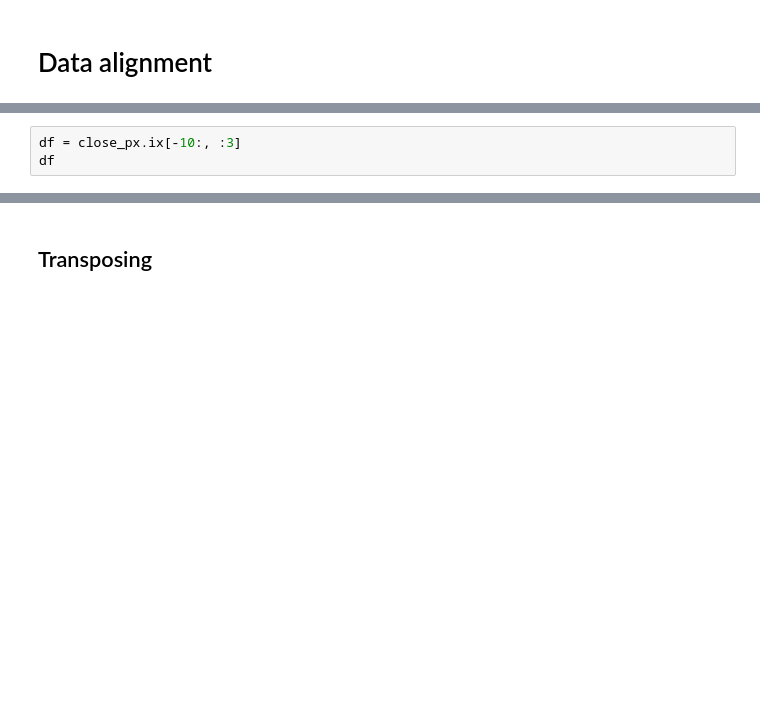
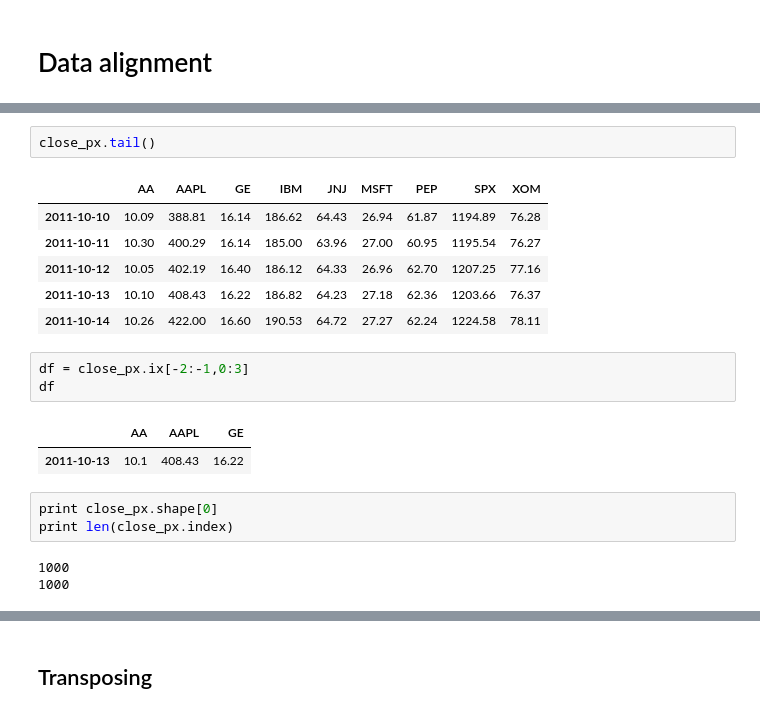
Before and after one commit to mnazzario/BigDataAcademy, a Jupyter notebook: datascience/stats/pandas.ipynb, the cells around one changed output, grey strips where cells are left out. Saved outputs shown, nothing was run; the diff lists cells and outputs as text; blank space fills up the shorter version.

```diff
--- a/datascience/stats/pandas.ipynb
+++ b/datascience/stats/pandas.ipynb
@@ -107,3 +352,21 @@ s1 + s2
+# %%
+close_px.tail()
+# %% [output]
+|  | AA | AAPL | GE | IBM | JNJ | MSFT | PEP | SPX | XOM |
+| 2011-10-10 | 10.09 | 388.81 | 16.14 | 186.62 | 64.43 | 26.94 | 61.87 | 1194.89 | 76.28 |
+| 2011-10-11 | 10.30 | 400.29 | 16.14 | 185.00 | 63.96 | 27.00 | 60.95 | 1195.54 | 76.27 |
+| 2011-10-12 | 10.05 | 402.19 | 16.40 | 186.12 | 64.33 | 26.96 | 62.70 | 1207.25 | 77.16 |
+| 2011-10-13 | 10.10 | 408.43 | 16.22 | 186.82 | 64.23 | 27.18 | 62.36 | 1203.66 | 76.37 |
+| 2011-10-14 | 10.26 | 422.00 | 16.60 | 190.53 | 64.72 | 27.27 | 62.24 | 1224.58 | 78.11 |
 # %%
-df = close_px.ix[-10:, :3]
+df = close_px.ix[-2:-1,0:3]
 df
+# %% [output]
+|  | AA | AAPL | GE |
+| 2011-10-13 | 10.1 | 408.43 | 16.22 |
+# %%
+print close_px.shape[0]
+print len(close_px.index)
+# %% [output]
+1000
+1000
```
Also changed, not shown: parts of 65 cells of this notebook.
